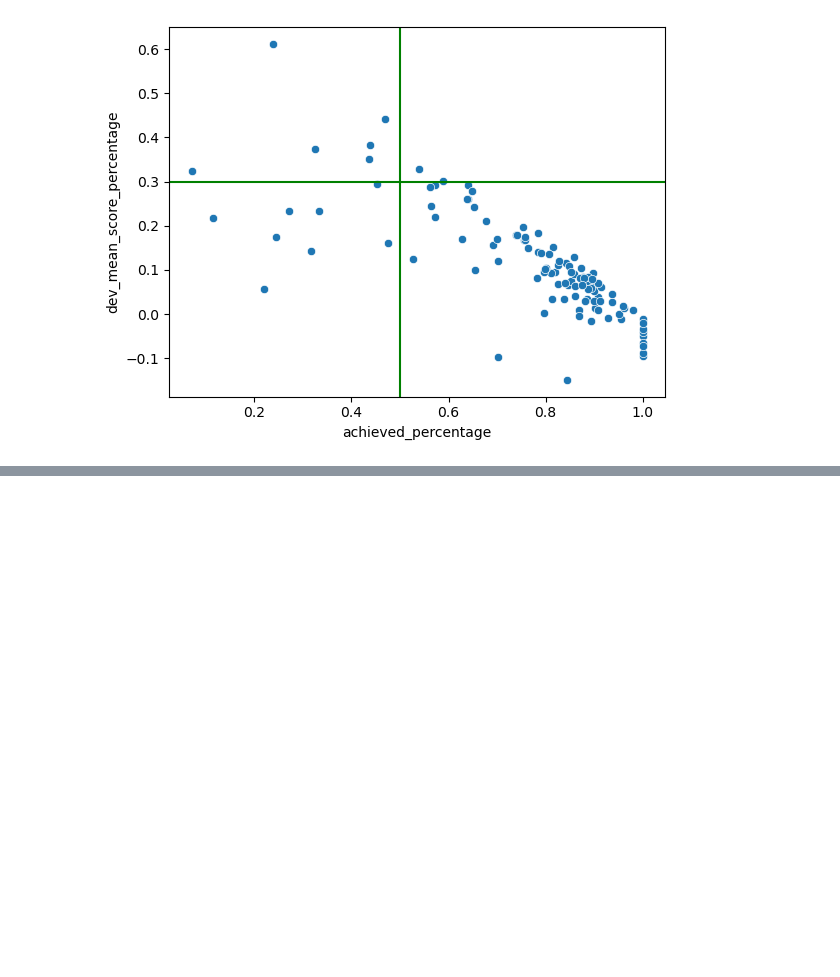
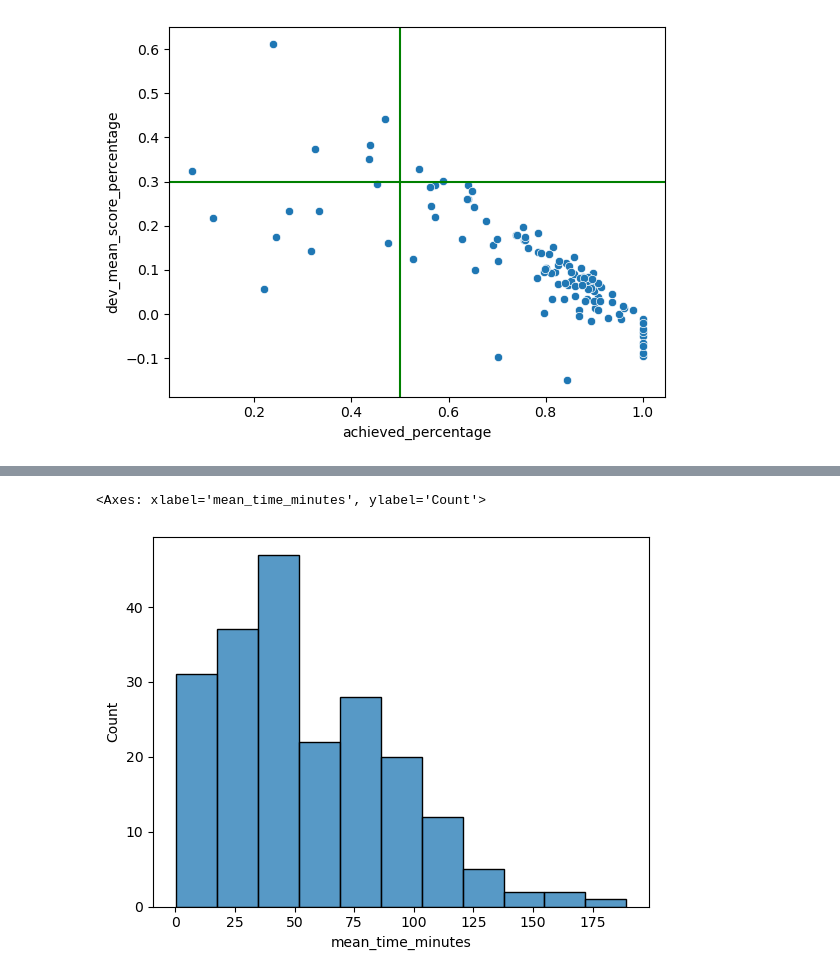
Before and after one commit to pt0p/metrics-for-educational-courses, a Jupyter notebook: module_metrics_research.ipynb, the cells around one changed output, grey strips where cells are left out. Saved outputs shown, nothing was run; the diff lists cells and outputs as text; code cells hidden in the pictures; blank space fills up the shorter version.

```diff
--- a/module_metrics_research.ipynb
+++ b/module_metrics_research.ipynb
@@ -347,0 +414,29 @@ plt.ylabel("dev_mean_score_percentage");
+# %%
+from datetime import timedelta
+from tqdm import tqdm
+
+
+max_delta = timedelta(minutes=40)
+module_times = {}
+
+for name, group in tqdm(actions.groupby(['course_module_id', 'user_id'])):
+    group = group.sort_values(by='action_time')
+    group['action_time'] = pd.to_datetime(group['action_time'])
+    group['time_delta'] = group['action_time'] - group['action_time'].shift()
+    group = group[group['time_delta'] < max_delta]
+    if name[0] in module_times.keys():
+        module_times[name[0]].append(group['time_delta'].sum())
+    else:
+        module_times[name[0]] = [group['time_delta'].sum()]
+# %%
+for module in module_times.keys():
+    module_times[module] = np.mean(module_times[module])
+# %%
+mean_module_time = pd.DataFrame({'module_id': module_times.keys(), 'mean_time': module_times.values()})
+# %%
+mean_module_time['mean_time_minutes'] = mean_module_time['mean_time'].apply(lambda x: x.total_seconds()/60)
+# %%
+sns.histplot(mean_module_time['mean_time_minutes'])
+# %% [output]
+<Axes: xlabel='mean_time_minutes', ylabel='Count'>
+[figure, added]
```
Also changed, not shown: parts of 15 cells of this notebook.
